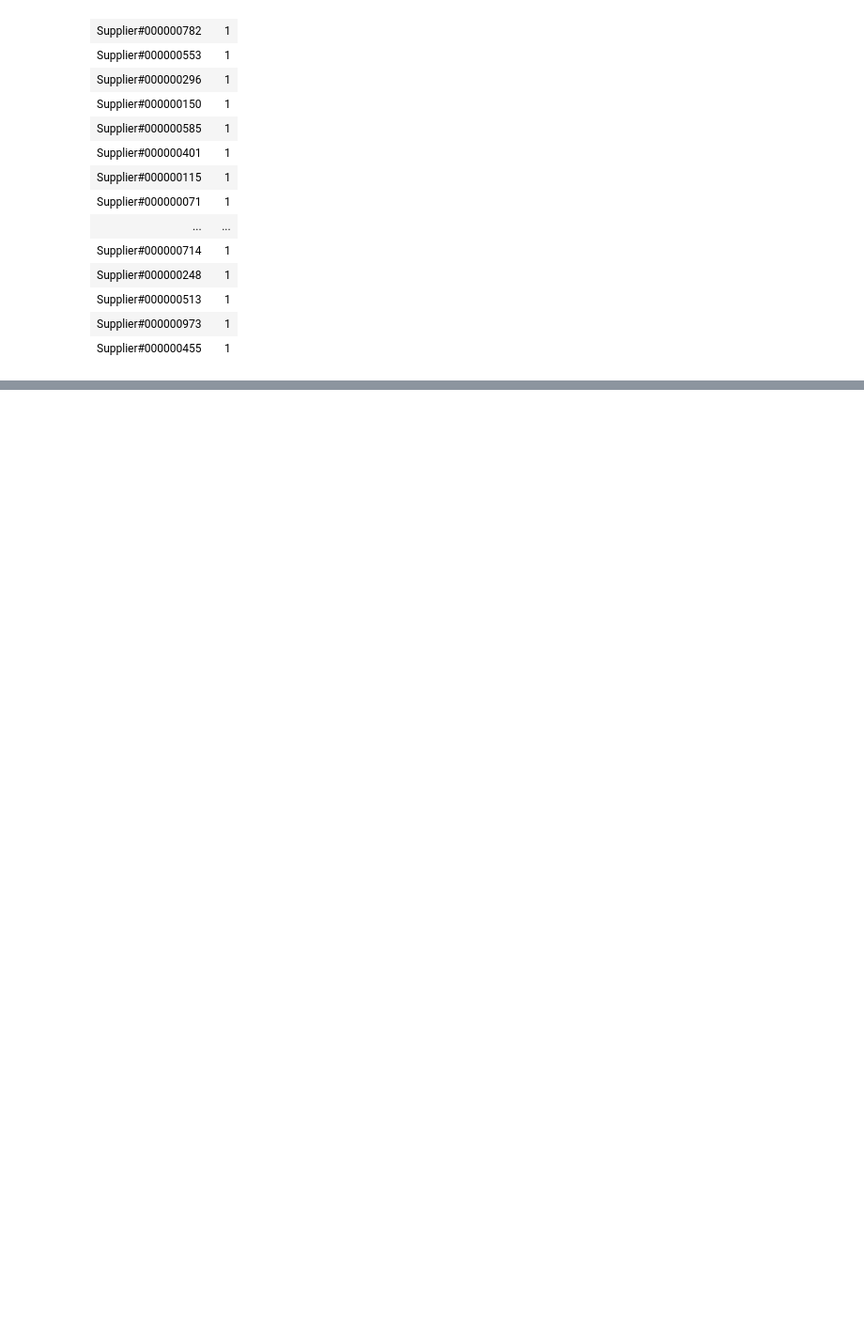
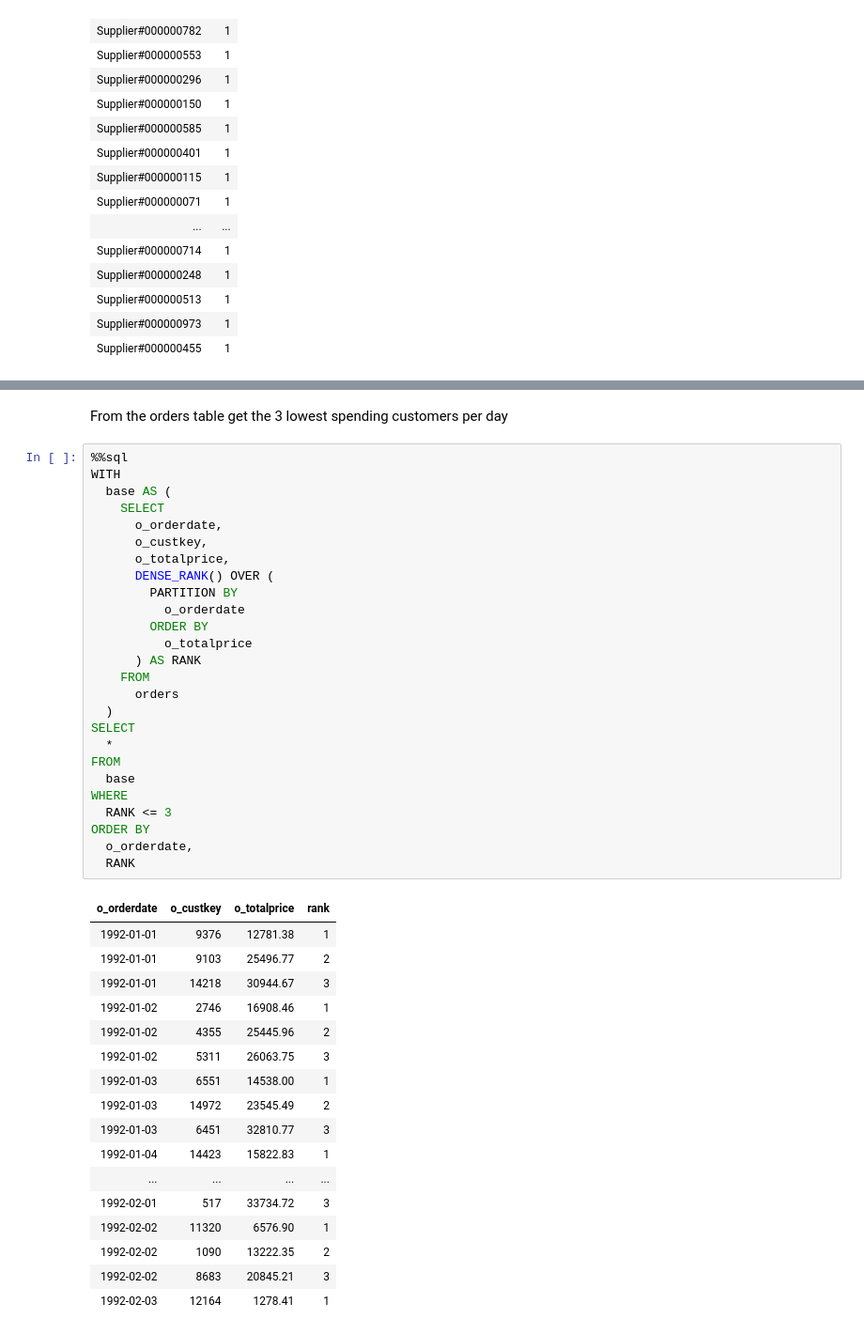
Before and after one commit to dannykhant/de101, a Jupyter notebook: notebooks/starter-notebook.ipynb, the cells around one changed output, grey strips where cells are left out. Shown at 94% size. Cells and saved outputs as stored; diff of their text form; blank space fills up the shorter version.

```diff
--- a/notebooks/starter-notebook.ipynb
+++ b/notebooks/starter-notebook.ipynb
@@ -459,0 +525,46 @@ ORDER BY
+# %% [markdown]
+From the orders table get the 3 lowest spending customers per day
+# %%
+%%sql
+WITH
+  base AS (
+    SELECT
+      o_orderdate,
+      o_custkey,
+      o_totalprice,
+      DENSE_RANK() OVER (
+        PARTITION BY
+          o_orderdate
+        ORDER BY
+          o_totalprice
+      ) AS RANK
+    FROM
+      orders
+  )
+SELECT
+  *
+FROM
+  base
+WHERE
+  RANK <= 3
+ORDER BY
+  o_orderdate,
+  RANK
+# %% [output]
+| o_orderdate | o_custkey | o_totalprice | rank |
+| 1992-01-01 | 9376 | 12781.38 | 1 |
+| 1992-01-01 | 9103 | 25496.77 | 2 |
+| 1992-01-01 | 14218 | 30944.67 | 3 |
+| 1992-01-02 | 2746 | 16908.46 | 1 |
+| 1992-01-02 | 4355 | 25445.96 | 2 |
+| 1992-01-02 | 5311 | 26063.75 | 3 |
+| 1992-01-03 | 6551 | 14538.00 | 1 |
+| 1992-01-03 | 14972 | 23545.49 | 2 |
+| 1992-01-03 | 6451 | 32810.77 | 3 |
+| 1992-01-04 | 14423 | 15822.83 | 1 |
+| ... | ... | ... | ... |
+| 1992-02-01 | 517 | 33734.72 | 3 |
+| 1992-02-02 | 11320 | 6576.90 | 1 |
+| 1992-02-02 | 1090 | 13222.35 | 2 |
+| 1992-02-02 | 8683 | 20845.21 | 3 |
+| 1992-02-03 | 12164 | 1278.41 | 1 |
```
Also changed, not shown: parts of 7 cells of this notebook.
